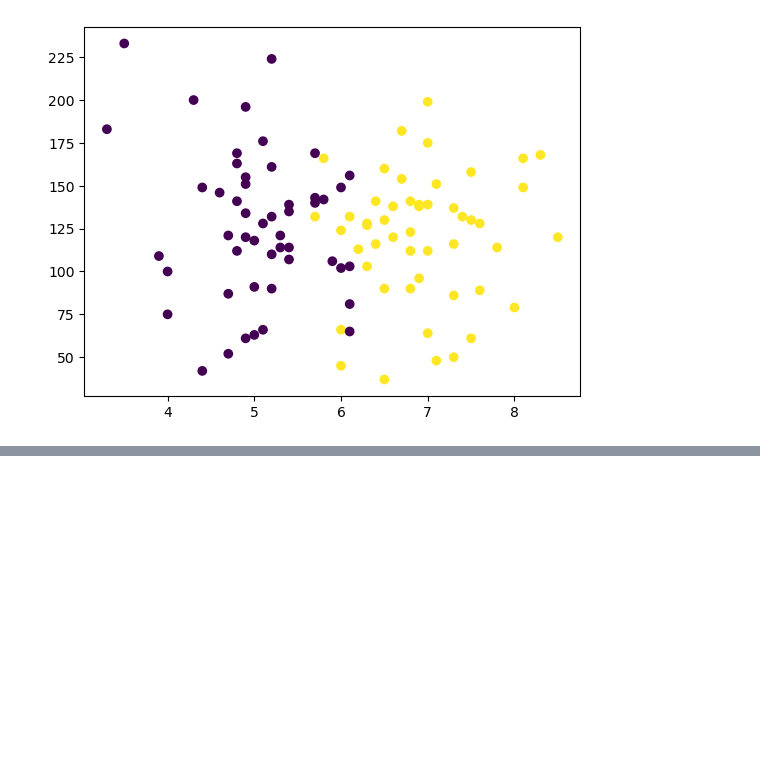
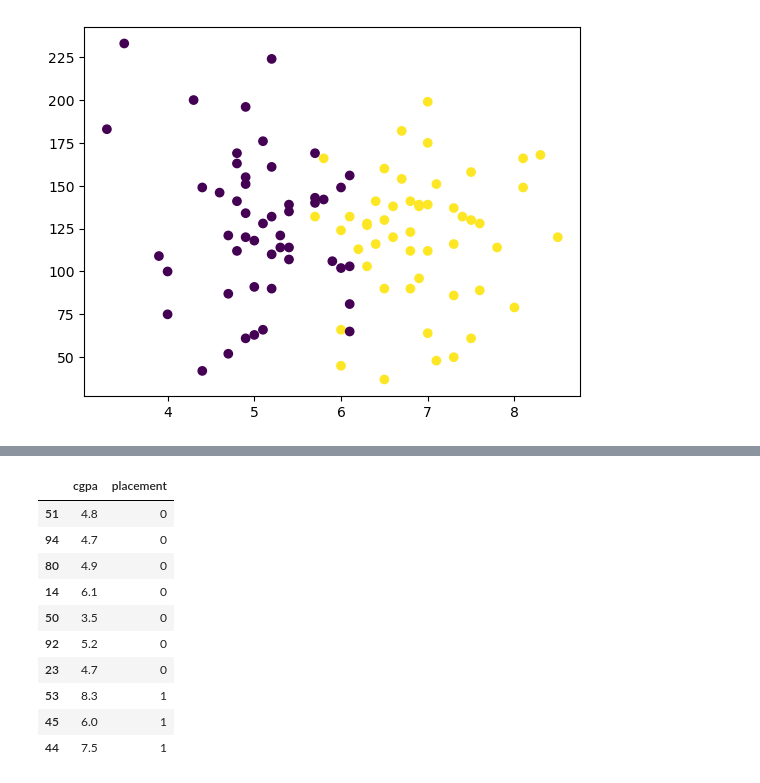
Before and after one commit to amitmishra-cs/100-Days_ML_DL, a Jupyter notebook: 14_day_ML_Rowdata_work/14_day.ipynb, the cells around one changed output, grey strips where cells are left out. Saved outputs shown, nothing was run; the diff lists cells and outputs as text; code cells hidden in the pictures; blank space fills up the shorter version.

```diff
--- a/14_day_ML_Rowdata_work/14_day.ipynb
+++ b/14_day_ML_Rowdata_work/14_day.ipynb
@@ -69,0 +137,14 @@ IndexingError: Too many indexers
+# %%
+X_test
+# %% [output]
+|  | cgpa | placement |
+| 51 | 4.8 | 0 |
+| 94 | 4.7 | 0 |
+| 80 | 4.9 | 0 |
+| 14 | 6.1 | 0 |
+| 50 | 3.5 | 0 |
+| 92 | 5.2 | 0 |
+| 23 | 4.7 | 0 |
+| 53 | 8.3 | 1 |
+| 45 | 6.0 | 1 |
+| 44 | 7.5 | 1 |
```
Also changed, not shown: parts of 21 cells of this notebook.
